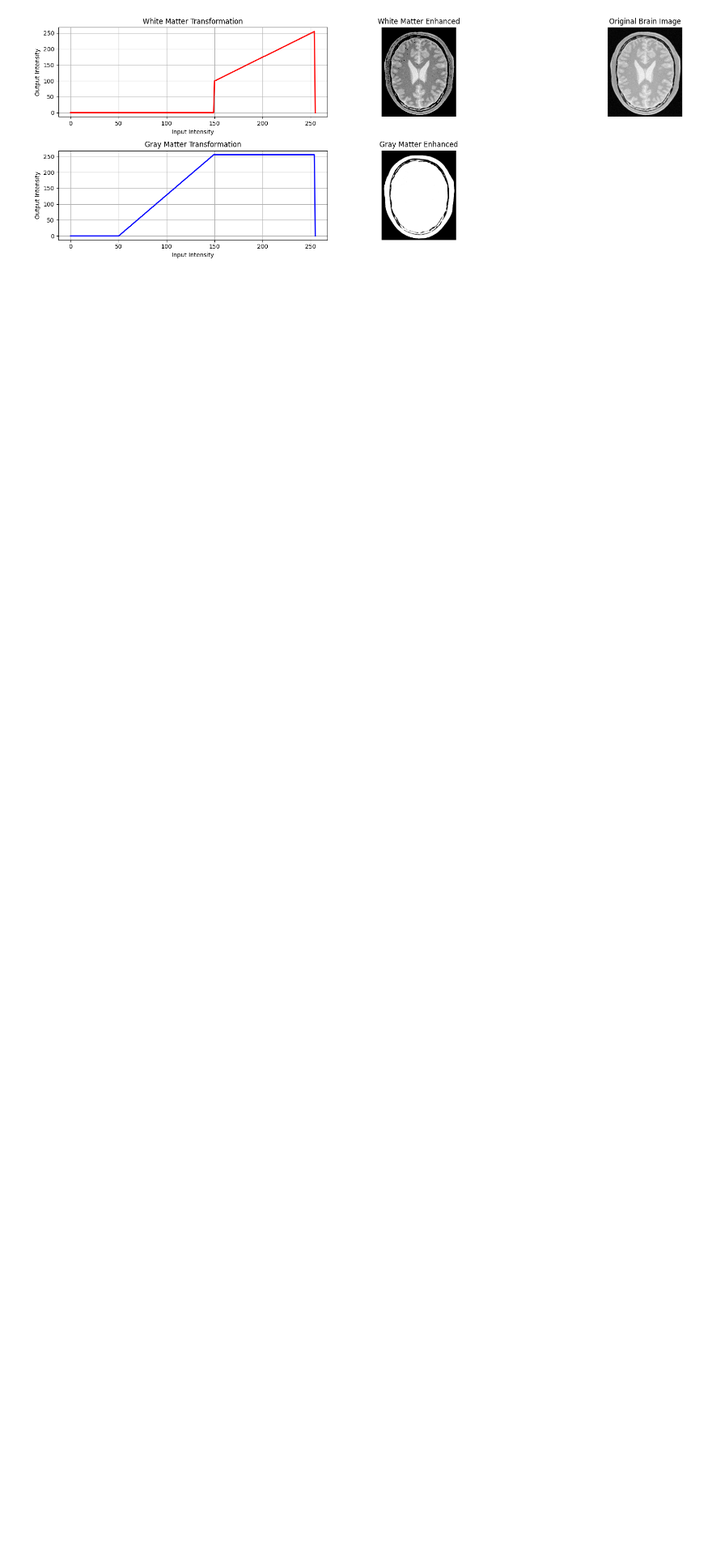
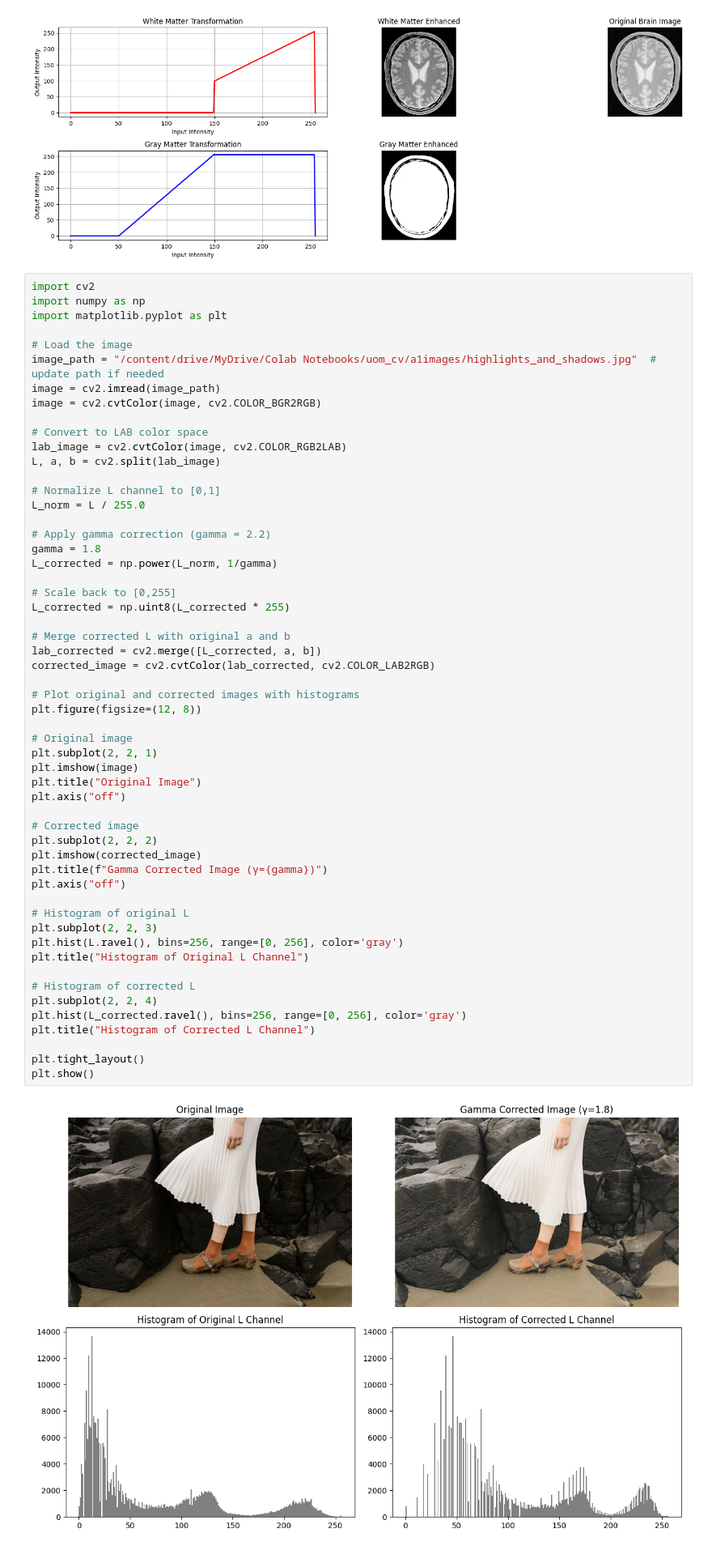
Before and after one commit to subo-rodrigo/computer_vision_assig_249324H, a Jupyter notebook: uom_assi_cv.ipynb, the cells around one changed output. Shown at 81% size. Cells and saved outputs as stored; diff of their text form; blank space fills up the shorter version.

```diff
--- a/uom_assi_cv.ipynb
+++ b/uom_assi_cv.ipynb
@@ -103,3 +103,60 @@ plt.tight_layout()
 plt.show()
 # %% [output]
 [figure]
+# %%
+import cv2
+import numpy as np
+import matplotlib.pyplot as plt
+
+# Load the image
+image_path = "/content/drive/MyDrive/Colab Notebooks/uom_cv/a1images/highlights_and_shadows.jpg"  # update path if needed
+image = cv2.imread(image_path)
+image = cv2.cvtColor(image, cv2.COLOR_BGR2RGB)
+
+# Convert to LAB color space
+lab_image = cv2.cvtColor(image, cv2.COLOR_RGB2LAB)
+L, a, b = cv2.split(lab_image)
+
+# Normalize L channel to [0,1]
+L_norm = L / 255.0
+
+# Apply gamma correction (gamma = 2.2)
+gamma = 1.8
+L_corrected = np.power(L_norm, 1/gamma)
+
+# Scale back to [0,255]
+L_corrected = np.uint8(L_corrected * 255)
+
+# Merge corrected L with original a and b
+lab_corrected = cv2.merge([L_corrected, a, b])
+corrected_image = cv2.cvtColor(lab_corrected, cv2.COLOR_LAB2RGB)
+
+# Plot original and corrected images with histograms
+plt.figure(figsize=(12, 8))
+
+# Original image
+plt.subplot(2, 2, 1)
+plt.imshow(image)
+plt.title("Original Image")
+plt.axis("off")
+
+# Corrected image
+plt.subplot(2, 2, 2)
+plt.imshow(corrected_image)
+plt.title(f"Gamma Corrected Image (γ={gamma})")
+plt.axis("off")
+
+# Histogram of original L
+plt.subplot(2, 2, 3)
+plt.hist(L.ravel(), bins=256, range=[0, 256], color='gray')
+plt.title("Histogram of Original L Channel")
+
+# Histogram of corrected L
+plt.subplot(2, 2, 4)
+plt.hist(L_corrected.ravel(), bins=256, range=[0, 256], color='gray')
+plt.title("Histogram of Corrected L Channel")
+
+plt.tight_layout()
+plt.show()
+# %% [output]
+[figure, added]
```
Also changed, not shown: parts of 1 cell of this notebook.
